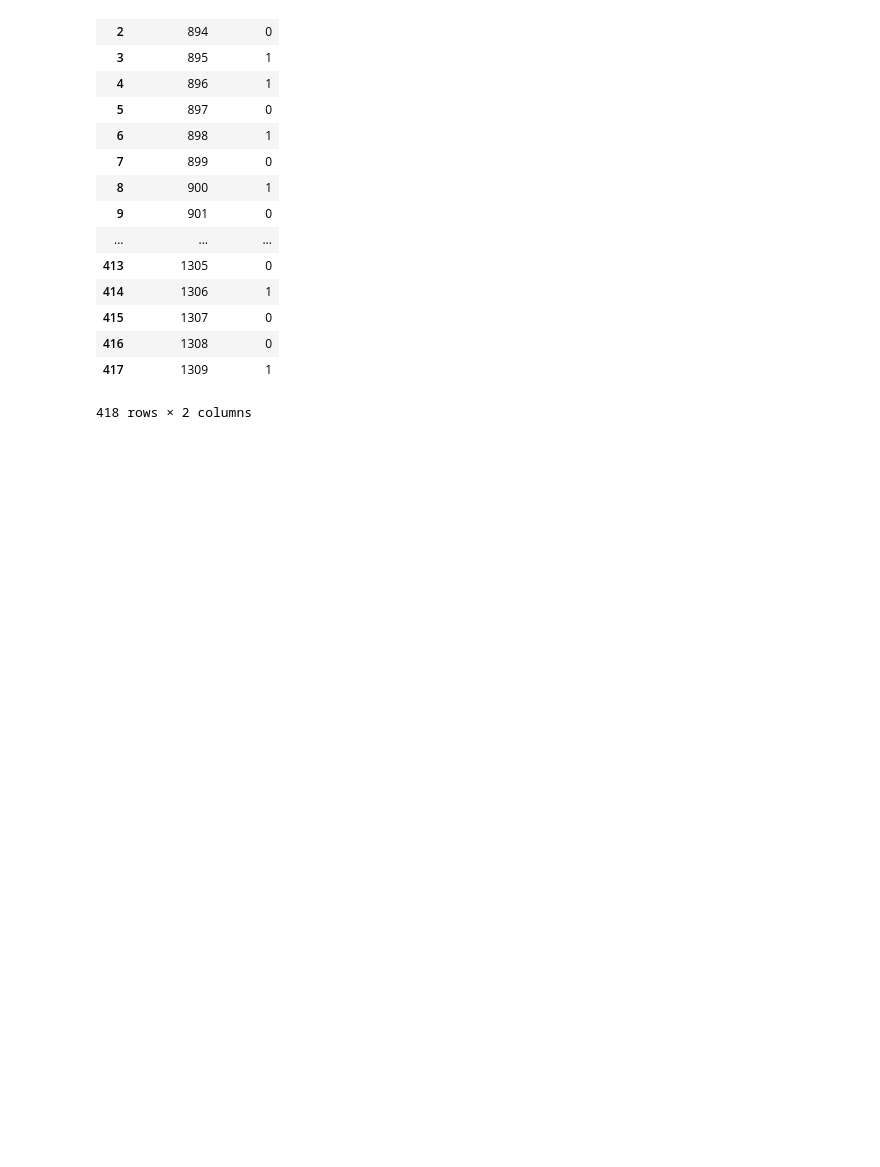
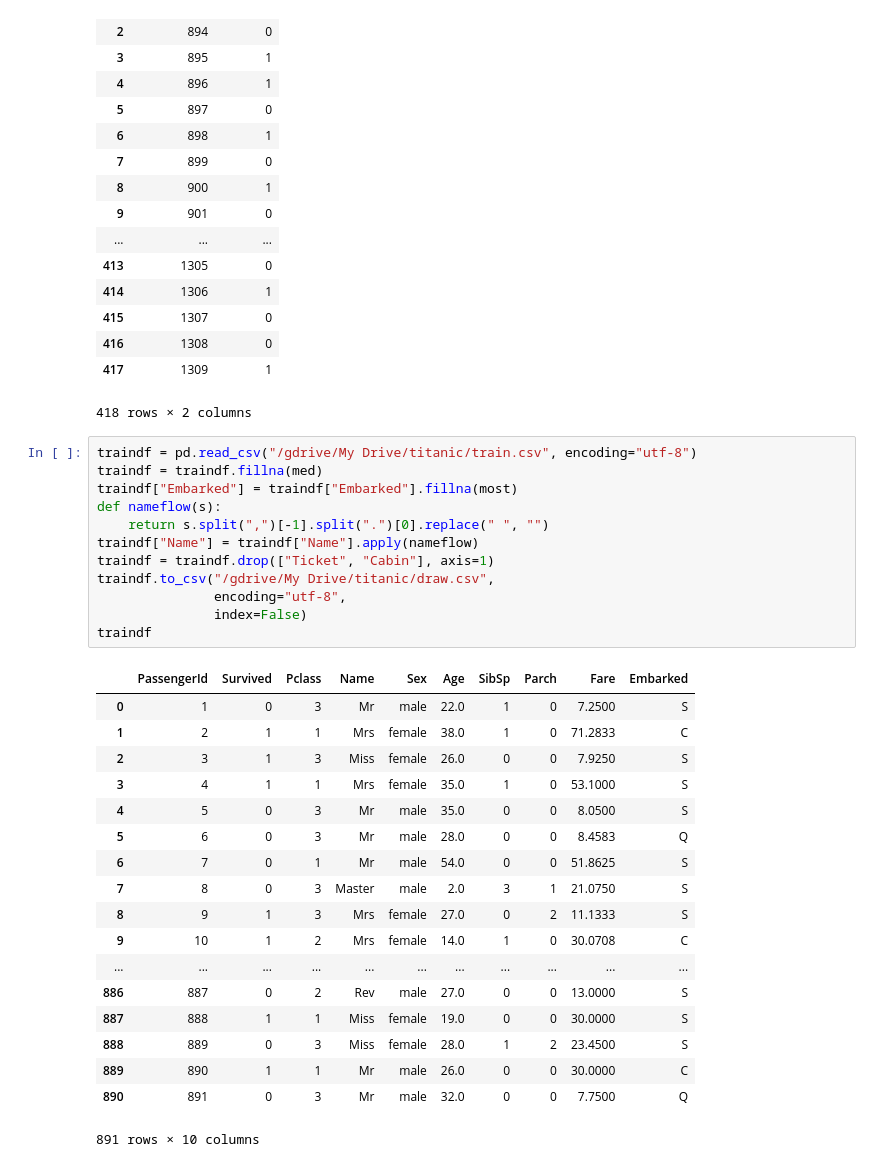
Before and after one commit to Elwing-Chou/MLFTC, a Jupyter notebook: titanic.ipynb, the cells around one changed output. Drawn from its saved outputs; the diff is of its cells as text; blank space fills up the shorter version.

```diff
--- a/titanic.ipynb
+++ b/titanic.ipynb
@@ -374,3 +374,34 @@ result
 | 416 | 1308 | 0 |
 | 417 | 1309 | 1 |
 418 rows × 2 columns
+# %%
+traindf = pd.read_csv("/gdrive/My Drive/titanic/train.csv", encoding="utf-8")
+traindf = traindf.fillna(med)
+traindf["Embarked"] = traindf["Embarked"].fillna(most)
+def nameflow(s):
+    return s.split(",")[-1].split(".")[0].replace(" ", "")
+traindf["Name"] = traindf["Name"].apply(nameflow)
+traindf = traindf.drop(["Ticket", "Cabin"], axis=1)
+traindf.to_csv("/gdrive/My Drive/titanic/draw.csv",
+               encoding="utf-8",
+               index=False)
+traindf
+# %% [output]
+|  | PassengerId | Survived | Pclass | Name | Sex | Age | SibSp | Parch | Fare | Embarked |
+| 0 | 1 | 0 | 3 | Mr | male | 22.0 | 1 | 0 | 7.2500 | S |
+| 1 | 2 | 1 | 1 | Mrs | female | 38.0 | 1 | 0 | 71.2833 | C |
+| 2 | 3 | 1 | 3 | Miss | female | 26.0 | 0 | 0 | 7.9250 | S |
+| 3 | 4 | 1 | 1 | Mrs | female | 35.0 | 1 | 0 | 53.1000 | S |
+| 4 | 5 | 0 | 3 | Mr | male | 35.0 | 0 | 0 | 8.0500 | S |
+| 5 | 6 | 0 | 3 | Mr | male | 28.0 | 0 | 0 | 8.4583 | Q |
+| 6 | 7 | 0 | 1 | Mr | male | 54.0 | 0 | 0 | 51.8625 | S |
+| 7 | 8 | 0 | 3 | Master | male | 2.0 | 3 | 1 | 21.0750 | S |
+| 8 | 9 | 1 | 3 | Mrs | female | 27.0 | 0 | 2 | 11.1333 | S |
+| 9 | 10 | 1 | 2 | Mrs | female | 14.0 | 1 | 0 | 30.0708 | C |
+| ... | ... | ... | ... | ... | ... | ... | ... | ... | ... | ... |
+| 886 | 887 | 0 | 2 | Rev | male | 27.0 | 0 | 0 | 13.0000 | S |
+| 887 | 888 | 1 | 1 | Miss | female | 19.0 | 0 | 0 | 30.0000 | S |
+| 888 | 889 | 0 | 3 | Miss | female | 28.0 | 1 | 2 | 23.4500 | S |
+| 889 | 890 | 1 | 1 | Mr | male | 26.0 | 0 | 0 | 30.0000 | C |
+| 890 | 891 | 0 | 3 | Mr | male | 32.0 | 0 | 0 | 7.7500 | Q |
+891 rows × 10 columns
```
Also changed, not shown: 1 other file.
